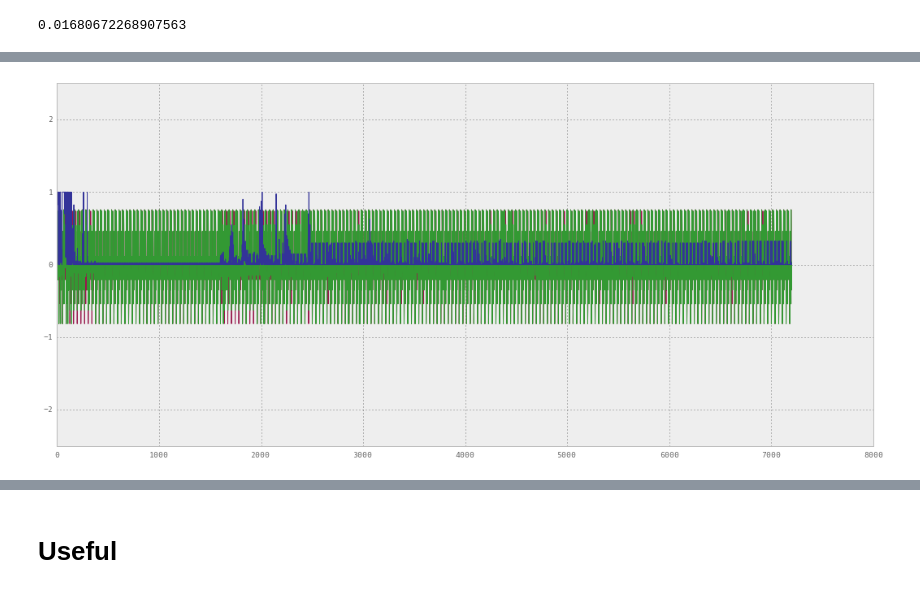
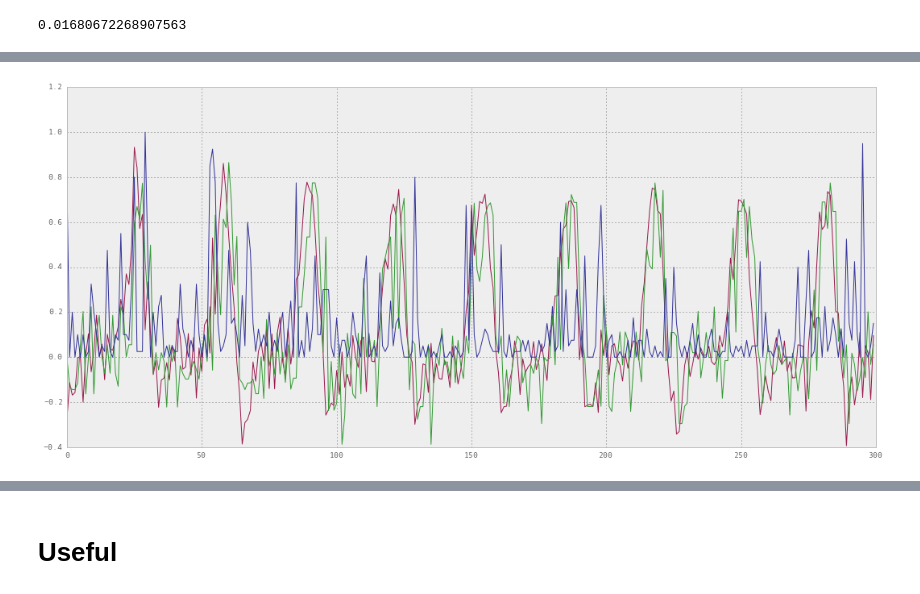
Before and after one commit to rhuairahrighairidh/gwProject, a Jupyter notebook: GlitchRecognition.ipynb, the cells around one changed output, grey strips where cells are left out. Saved outputs shown, nothing was run; the diff lists cells and outputs as text; code cells hidden in the pictures.

Commit message:
adds big update for many previously untracked files

```diff
--- a/GlitchRecognition.ipynb
+++ b/GlitchRecognition.ipynb
@@ -193,5 +149,5 @@ glitches.append(glitch(phase=5.7,sampleRate=1/12.))
 # %%
-glitches.append(glitch(phase=5.6,frequency=2,sampleRate=1/12.))
+glitches.append(glitch(phase=5.6,frequency=2,sampleRate=1/32.))
 # %%
-glitches.append(glitch(phase=4,frequency=3,sampleRate=1/12.))
+glitches.append(glitch(phase=4,frequency=3,sampleRate=1/32.))
 # %%
@@ -222,0 +196,4 @@ noise = np.random.normal(scale=,size=6*12*3)
+# %%
+# Take definition from previous notebook. Take variance of signal to be 0.5 (variance of a sine wave) which pretty far off.
+stdDevOfNoise = np.sqrt(0.5/50)
+stdDevOfNoise
@@ -243,6 +222,6 @@ len(flatten(glitches*100))
 # %%
-for glitch in glitches*100:
-    for sample in glitch:
+for glitch in [glitches[0]]*200:
+    for sample in glitch+np.random.normal(scale=stdDevOfNoise,size=32):
         data.append(sample)
         result = model.run({"sine": float(sample)})
         anomalys.append(result.inferences['anomalyScore'])
@@ -251,7 +230,6 @@ for glitch in glitches*100:
     #reset inbetween each signal
     model.resetSequenceStates()
 # %%
-i=200
-p(data,predicted,anomalys)
+p(data[-300:],predicted[-300:],anomalys[-300:])
 # %% [output]
-[figure, old version]
+[figure, new version]
```
Also changed, not shown: parts of 96 cells of this notebook, 48 other files.
